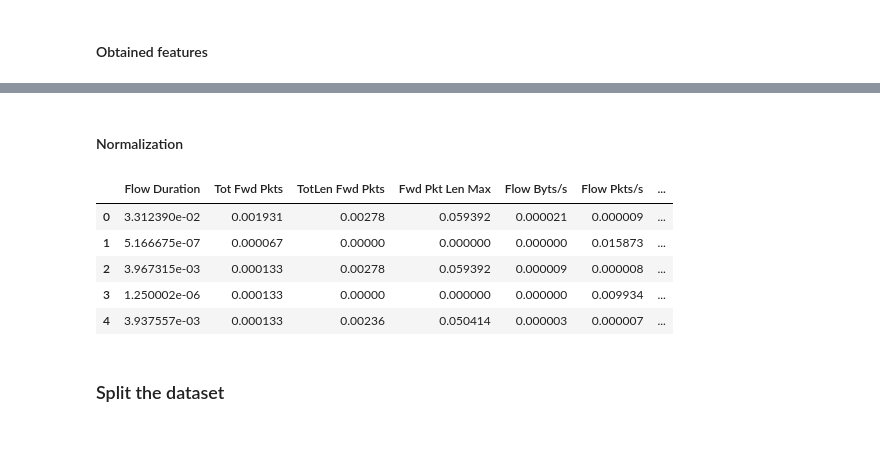
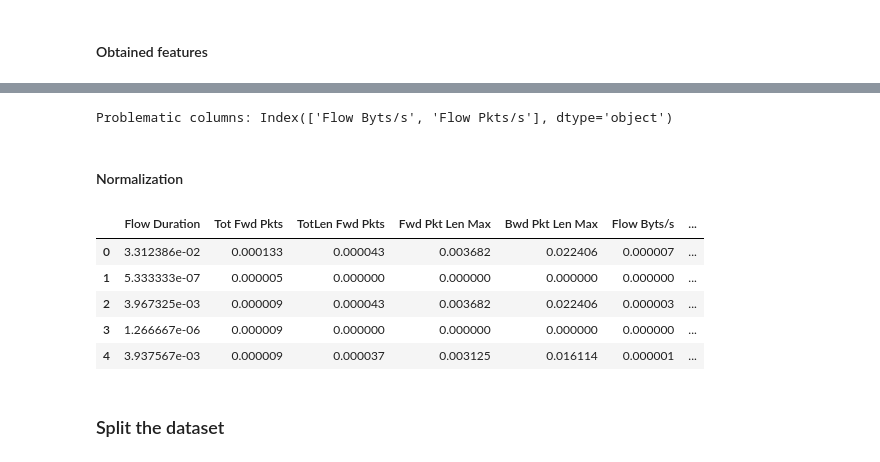
Before and after one commit to Diluted128/ddos-detection-model, a Jupyter notebook: ddos-recognition.ipynb, the cells around one changed output, grey strips where cells are left out. Cells and saved outputs as stored; diff of their text form; code cells hidden in the pictures.

```diff
--- a/ddos-recognition.ipynb
+++ b/ddos-recognition.ipynb
@@ -191,7 +203,7 @@ Before reducing of correlated columns:
 # %% [markdown]
 ##### While performing reduction of the correleated columns there is traversed only the values in the upper triangle appointed by the diagonal
 # %%
-threshold = 0.8
+threshold = 0.7
 
 iters = range(len(corr_matrix.columns) - 1)
 drop_cols = []
@@ -214,10 +226,10 @@ Correlated columns to drop:
 # %% [markdown]
 ##### Should all of the  above columns be removed?
 # %%
+drop_cols.remove("Label")
 df_f.drop(columns=drop_cols, inplace=True, axis=1)
-df_e.drop(columns=drop_cols, inplace=True, axis=1)
 print("After reducing: ")
-corr_matrix = df_e.corr()
+corr_matrix = df_f.corr()
 plt.matshow(corr_matrix)
 plt.show()
 df_f.shape
@@ -256,7 +259,0 @@ Index(['Flow Duration', 'Tot Fwd Pkts', 'TotLen Fwd Pkts', 'Fwd Pkt Len Max',
-# %%
-lb = LabelEncoder()
-
-encoded_target = pd.DataFrame(lb.fit_transform(df_f['Label']), columns=["target"])
-df_f.drop(columns=["Label"], inplace=True, axis=1)
-df_fe = df_f.join(encoded_target)
-df_fe.head(5)
@@ -270,16 +269,26 @@ df_fe.head(5)
+# %%
+import numpy as np
+
+problematic_columns = df_f.columns[(np.abs(df_f.values) == np.inf).any(axis=0)]
+
+print("Problematic columns:", problematic_columns)
+problematic_rows = df_f.index[df_f.select_dtypes(include=['float64']).apply(lambda x: x.abs() == np.inf).any(axis=1)]
+df_f = df_f.drop(problematic_rows)
+# %% [output]
+Problematic columns: Index(['Flow Byts/s', 'Flow Pkts/s'], dtype='object')
 # %% [markdown]
 #### Normalization
 # %%
 scaler = MinMaxScaler()
-scaled_df = pd.DataFrame(scaler.fit_transform(df_fe), columns=df_fe.columns)
+scaled_df = pd.DataFrame(scaler.fit_transform(df_f), columns=df_f.columns)
 scaled_df.head(5)
 # %% [output]
-|  | Flow Duration | Tot Fwd Pkts | TotLen Fwd Pkts | Fwd Pkt Len Max | Flow Byts/s | Flow Pkts/s | ... |
-| 0 | 3.312390e-02 | 0.001931 | 0.00278 | 0.059392 | 0.000021 | 0.000009 | ... |
-| 1 | 5.166675e-07 | 0.000067 | 0.00000 | 0.000000 | 0.000000 | 0.015873 | ... |
-| 2 | 3.967315e-03 | 0.000133 | 0.00278 | 0.059392 | 0.000009 | 0.000008 | ... |
-| 3 | 1.250002e-06 | 0.000133 | 0.00000 | 0.000000 | 0.000000 | 0.009934 | ... |
-| 4 | 3.937557e-03 | 0.000133 | 0.00236 | 0.050414 | 0.000003 | 0.000007 | ... |
+|  | Flow Duration | Tot Fwd Pkts | TotLen Fwd Pkts | Fwd Pkt Len Max | Bwd Pkt Len Max | Flow Byts/s | ... |
+| 0 | 3.312386e-02 | 0.000133 | 0.000043 | 0.003682 | 0.022406 | 0.000007 | ... |
+| 1 | 5.333333e-07 | 0.000005 | 0.000000 | 0.000000 | 0.000000 | 0.000000 | ... |
+| 2 | 3.967325e-03 | 0.000009 | 0.000043 | 0.003682 | 0.022406 | 0.000003 | ... |
+| 3 | 1.266667e-06 | 0.000009 | 0.000000 | 0.000000 | 0.000000 | 0.000000 | ... |
+| 4 | 3.937567e-03 | 0.000009 | 0.000037 | 0.003125 | 0.016114 | 0.000001 | ... |
 # %% [markdown]
 ### Split the dataset
 # %%
```
Also changed, not shown: parts of 26 cells of this notebook.
